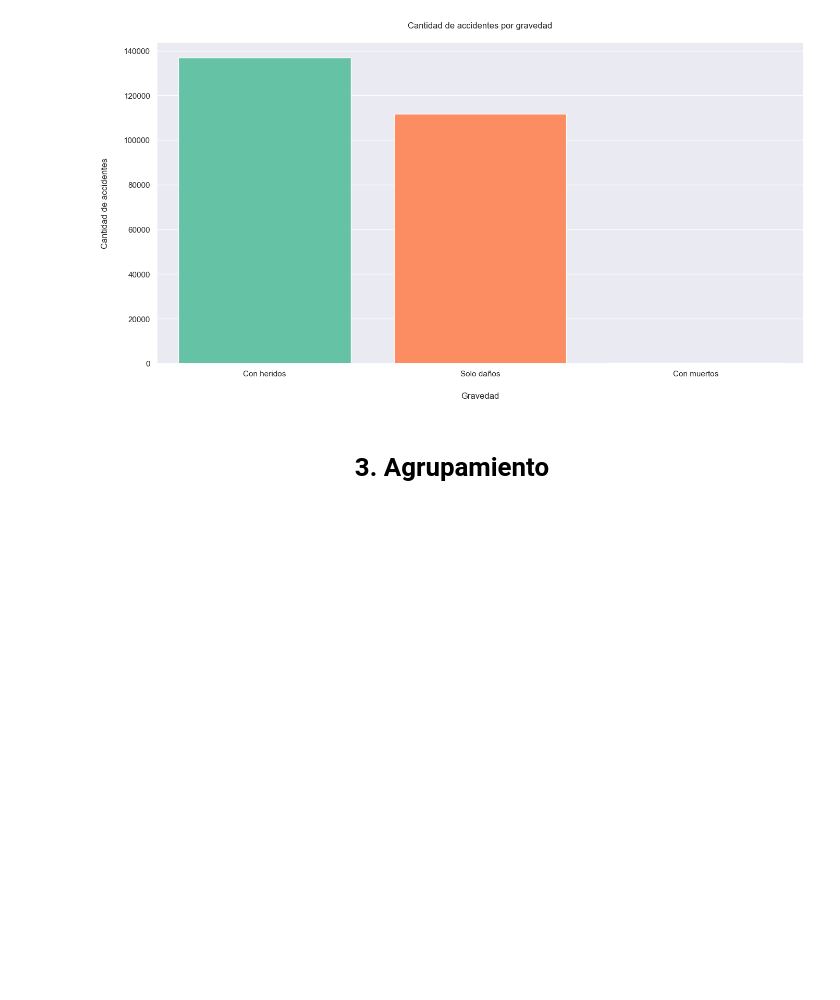
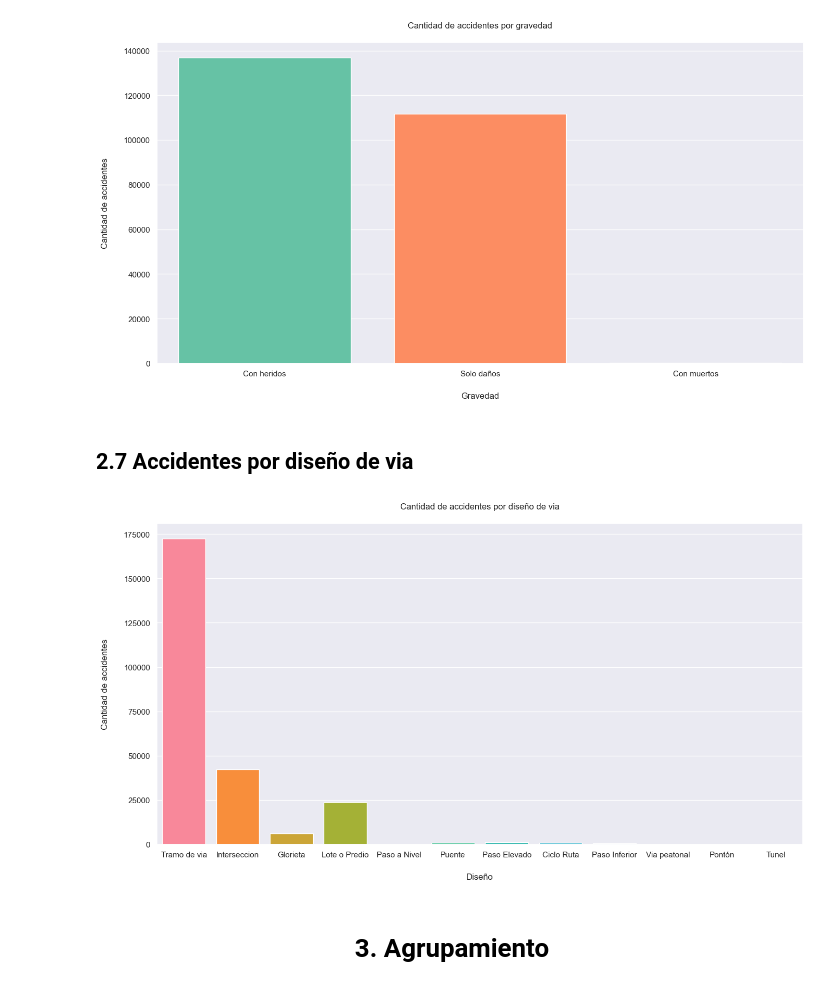
Before and after one commit to dgilrua/proyecto2-analitica, a Jupyter notebook: main.ipynb, the cells around one changed output. Saved outputs shown, nothing was run; the diff lists cells and outputs as text; code cells hidden in the pictures; blank space fills up the shorter version.

```diff
--- a/main.ipynb
+++ b/main.ipynb
@@ -870,6 +861,18 @@ plt.ylabel('Cantidad de accidentes', labelpad=20)
 plt.show()
 # %% [output]
 [figure]
+# %% [markdown]
+## 2.7 Accidentes por diseño de via
+# %%
+#Cantidad de accidentes por diseño de via
+fig, ax = plt.subplots(figsize=(16, 8))
+sns.countplot(data=df, x='DISEÑO', saturation=1)
+plt.title('Cantidad de accidentes por diseño de via', pad=20)
+plt.xlabel('Diseño', labelpad=20)
+plt.ylabel('Cantidad de accidentes', labelpad=20)
+plt.show()
+# %% [output]
+[figure, added]
 # %% [markdown]
 <center>
 
```
Also changed, not shown: parts of 17 cells of this notebook, 1 other file.
